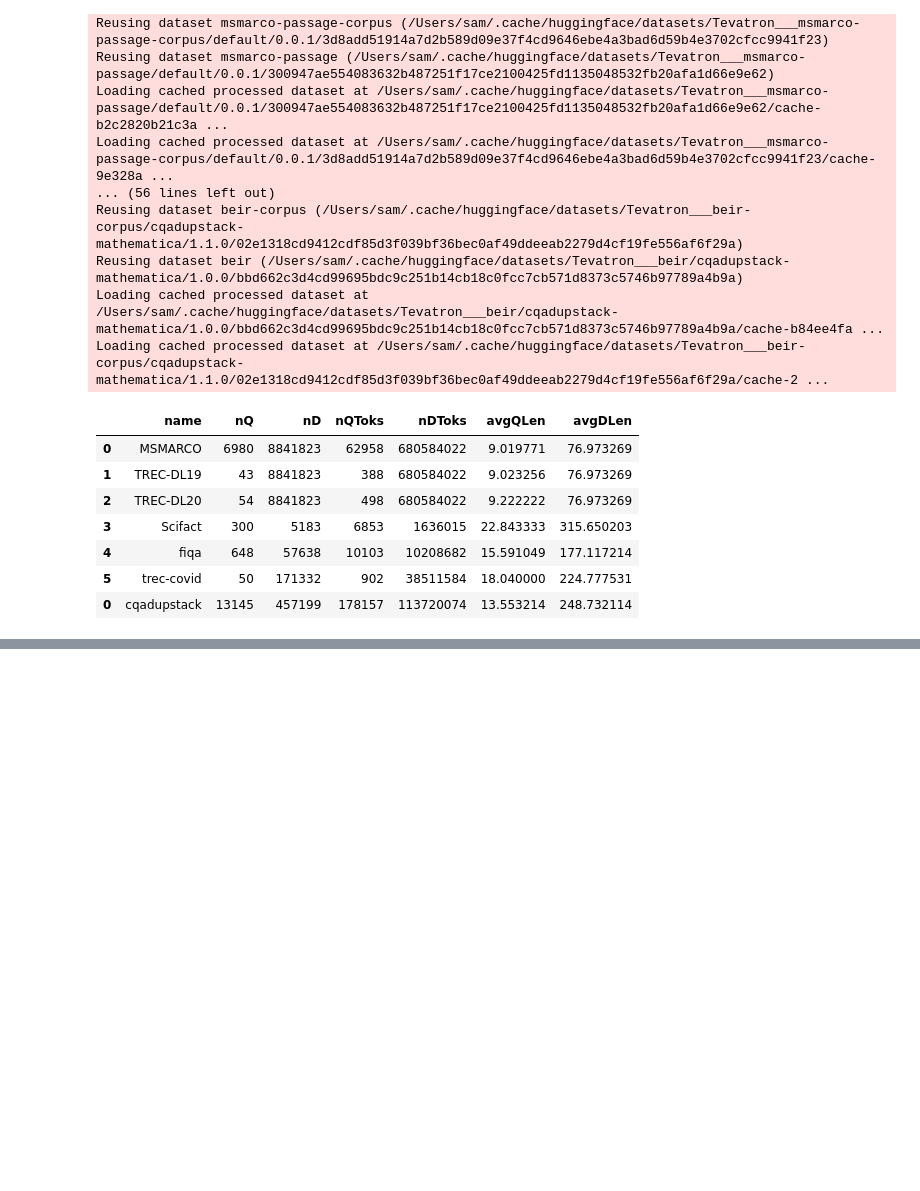
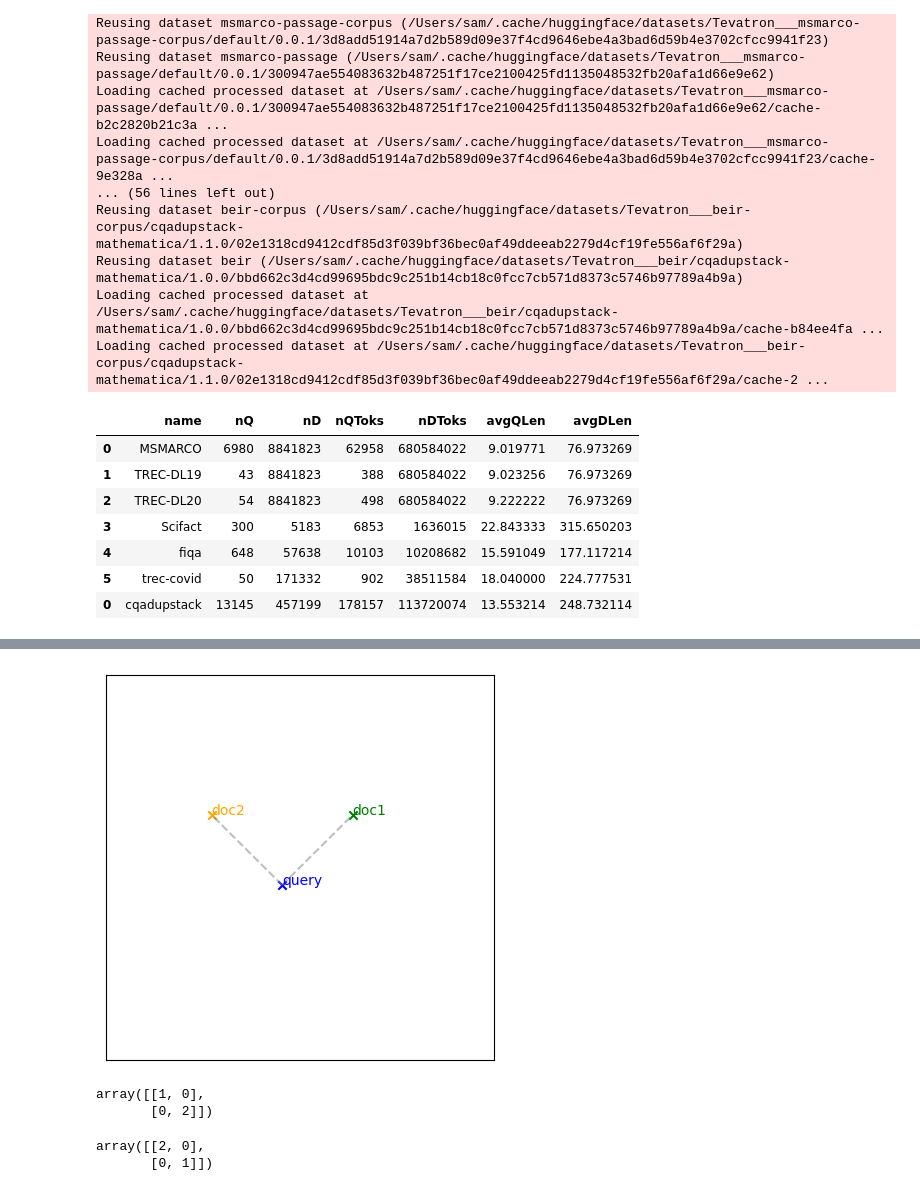
Before and after one commit to samarthbhargav/multivariate_ir, a Jupyter notebook: notebooks/gather_results.ipynb, the cells around one changed output, grey strips where cells are left out. Drawn from its saved outputs; the diff is of its cells as text; code cells hidden in the pictures; blank space fills up the shorter version.

```diff
--- a/notebooks/gather_results.ipynb
+++ b/notebooks/gather_results.ipynb
@@ -461,0 +955,54 @@ d_stats
+# %%
+
+x, y = np.mgrid[-10:10:.1, -10:10:.1]
+query = multivariate_normal([0, 0], [[5, 0], [0, 5.0]])
+docrel = multivariate_normal([2, 2], [[1, 0], [0, 1.0]])
+doc_irrel = multivariate_normal([-2, 2], [[10, 0], [0, 10.0]])
+
+
+plt.figure(figsize=(5, 5))
+
+data = np.dstack((x, y))
+z = query.pdf(data)
+#plt.contour(x, y, z, color="Blues")
+plt.text(0,0, "query", color="blue")
+plt.scatter([0], [0], marker="x", color="blue")
+
+z = docrel.pdf(data)
+#plt.contour(x, y, z, cmap="Greens")
+plt.text(2,2, "doc1", color="green")
+plt.scatter([2], [2], marker="x", color="green")
+
+
+z = doc_irrel.pdf(data)
+#plt.contour(x, y, z, cmap="Oranges")
+plt.text(-2,2, "doc2", color="orange")
+plt.scatter([-2], [2], marker="x", color="orange")
+
+
+plt.yticks([])
+plt.xticks([])
+
+
+plt.plot([0, -2], [0, 2], linestyle="--", color="gray", alpha=.5)
+plt.plot([0, 2], [0, 2], linestyle="--", color="gray", alpha=.5)
+
+plt.ylim((-5, 6))
+plt.xlim((-5, 6))
+
+#plt.show()
+plt.savefig("ex_qd.png", dpi=600)
+# %% [output]
+[figure, added]
+# %%
+d = np.diag([1, 2])
+d
+# %% [output]
+array([[1, 0],
+       [0, 2]])
+# %%
+q = np.diag([2, 1])
+q
+# %% [output]
+array([[2, 0],
+       [0, 1]])
```
Also changed, not shown: parts of 37 cells of this notebook, 2 other files.
